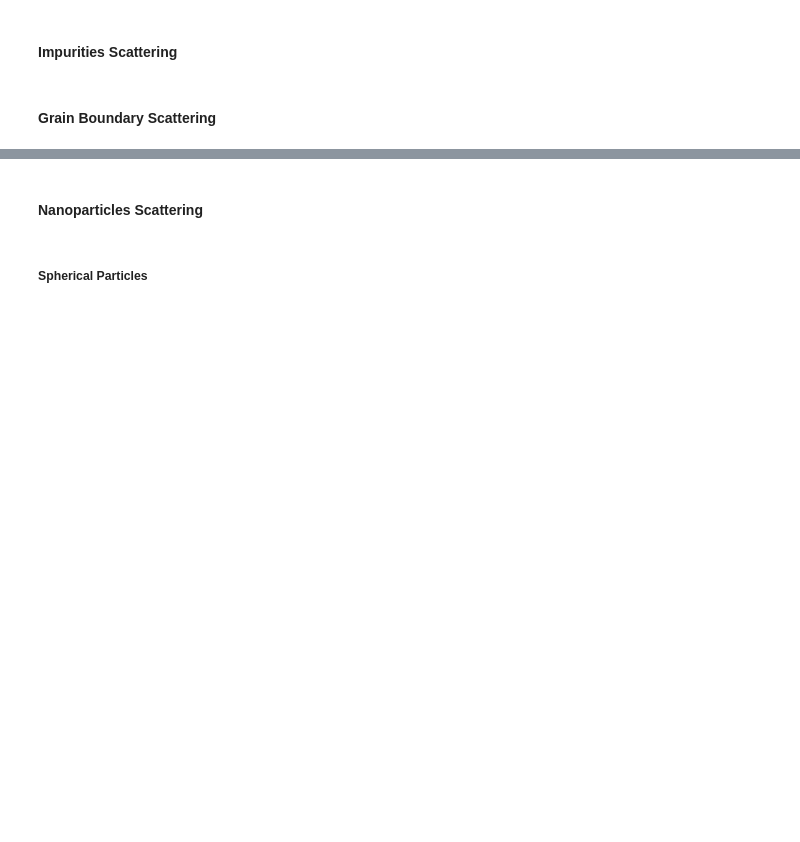
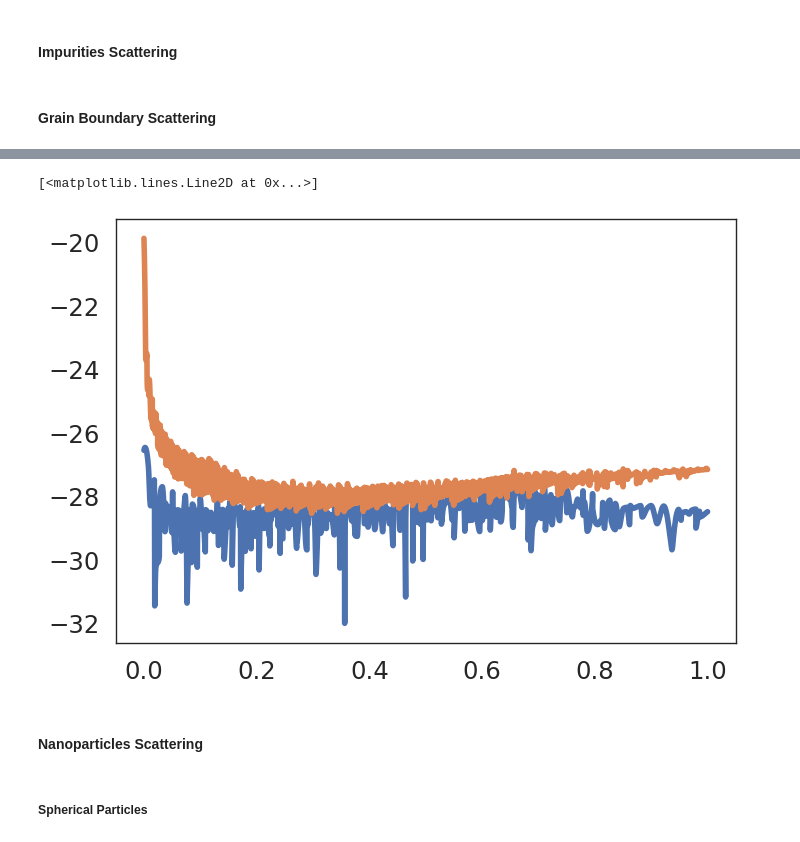
Before and after one commit to ariahosseini/ThermoElectric, a Jupyter notebook: ElectronTransport.ipynb, the cells around one changed output, grey strips where cells are left out. Drawn from its saved outputs; the diff is of its cells as text; code cells hidden in the pictures; blank space fills up the shorter version.

```diff
--- a/ElectronTransport.ipynb
+++ b/ElectronTransport.ipynb
@@ -835,3 +841,8 @@ def calculate_centroids_and_areas(x, y, z, n):
+# %%
+def cart2cyl(x, y, z):
+    r = np.sqrt(x**2 + y**2)  # Radial distance
+    theta = np.arctan2(y, x)  # Angle in radians
+    return theta, r, z
 # %% [markdown]
 #### Phonon Lifetime
 # %%
@@ -2290,4 +2585,20 @@ tau_imp_5pct_heating = impurity_lifetimes['tau_imp_5pct_heating']
 tau_imp_5pct_cooling = impurity_lifetimes['tau_imp_5pct_cooling']
 # %% [markdown]
 #### Grain Boundary Scattering
+# %%
+m_frac = np.array([0.89,0.19,0.19])                               # Si electron effective mass ratio
+ko = 2 * np.pi / lattice_parameter * np.array([0.85,0,0])         # Si conduction band valley along (1/m)
+del_k = 2 * np.pi / lattice_parameter * 0.15 * np.array([1,1,1])  # Si brillouin zone edge from valley
+uo = 1.389                                                        # SiC barrier height (eV)
+v_frac = 0.05                                                     # SiC Volume fraction
+n = 83                                                            # Number of points for meshing elipsoid
+_nk = 9
+nk = np.array([_nk,_nk,_nk])                                      # Number of kpoints along x y z
+# %%
+lgb = 50e-9 # GB effective length
+doping_concentraion = 1e19
+trap_density = 1e13
+
+tau = calculate_grain_boundary_scattering(trap_density, doping_concentraion, relative_permittivity=dielectric_constant,
+                                          lgb=lgb, nk=nk, m_frac=m_frac, ko=ko, del_k=del_k, n=n, engr=engr)
 # %%
@@ -2301,2 +2617,8 @@ tau_imp_5pct_cooling = impurity_lifetimes['tau_imp_5pct_cooling']
+# %%
+plt.plot(engr[0], np.log(tau[0]))
+plt.plot(engr[0], np.log(tau_gb[0]))
+# %% [output]
+[<matplotlib.lines.Line2D at 0x...>]
+[figure, added]
 # %% [markdown]
 #### Nanoparticles Scattering
```
Also changed, not shown: parts of 25 cells of this notebook.
